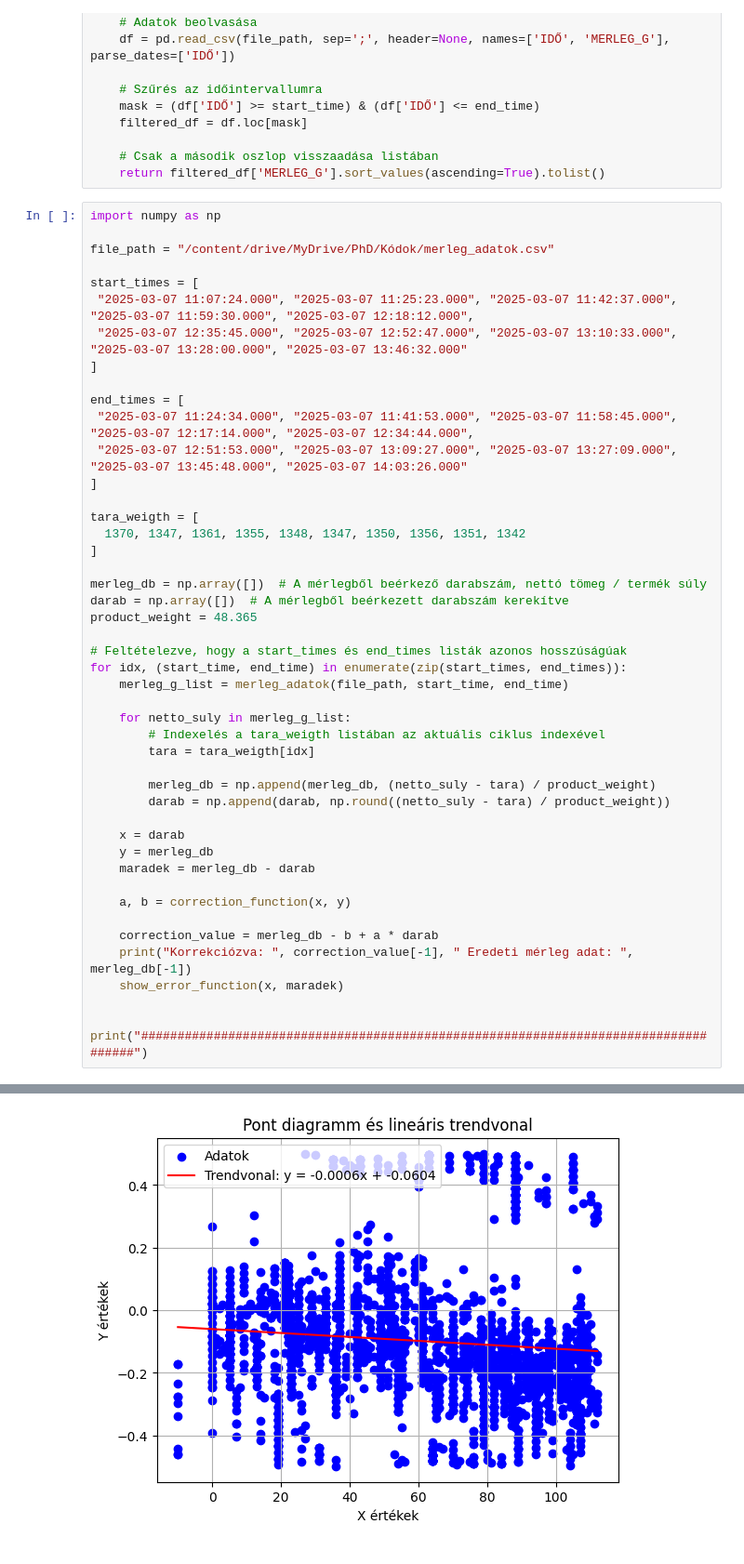
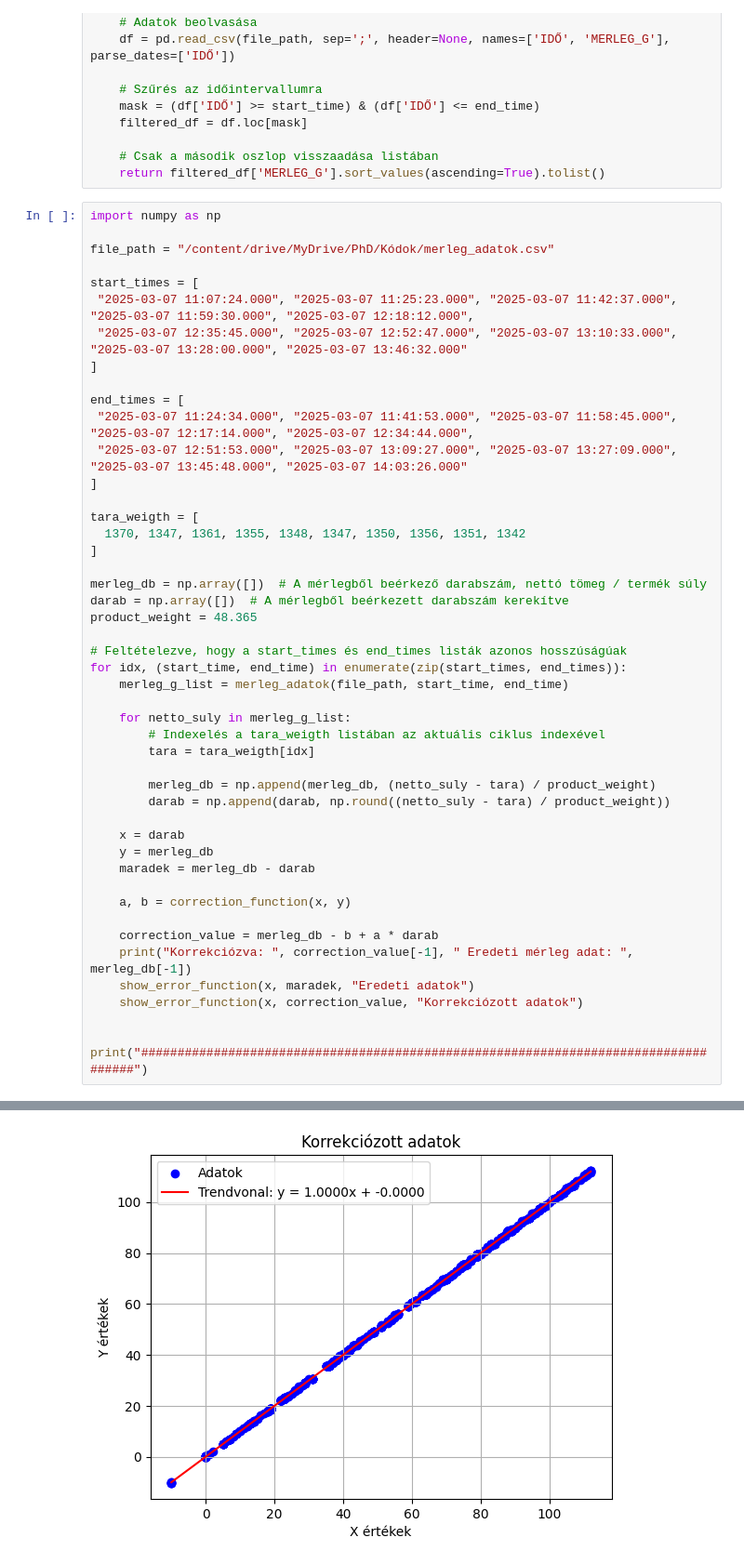
Before and after one commit to lakatosgabor/meres_szimulacio, a Jupyter notebook: KPS9_merleg_szimuláció.ipynb, the cells around one changed output, grey strips where cells are left out. Shown at 93% size. Cells and saved outputs as stored; diff of their text form.

```diff
--- a/KPS9_merleg_szimuláció.ipynb
+++ b/KPS9_merleg_szimuláció.ipynb
@@ -1027,7 +1021,8 @@ for idx, (start_time, end_time) in enumerate(zip(start_times, end_times)):
 
     correction_value = merleg_db - b + a * darab
     print("Korrekciózva: ", correction_value[-1], " Eredeti mérleg adat: ", merleg_db[-1])
-    show_error_function(x, maradek)
+    show_error_function(x, maradek, "Eredeti adatok")
+    show_error_function(x, correction_value, "Korrekciózott adatok")
 
     print("####################################################################################")
 # %% [output]
@@ -1070 +1059 @@ Korrekciózva:  111.96792859640408  Eredeti mérleg adat:  111.8370722630001
-[figure, old version]
+[figure, new version]
```
Also changed, not shown: parts of 3 cells of this notebook.
